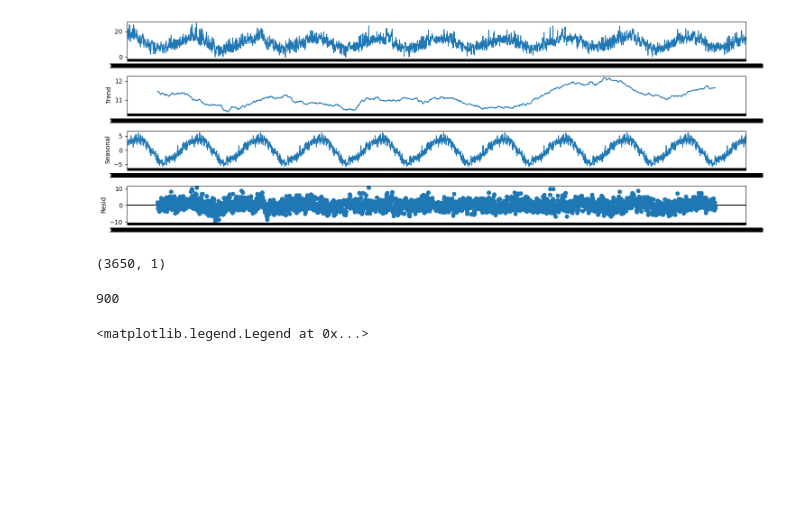
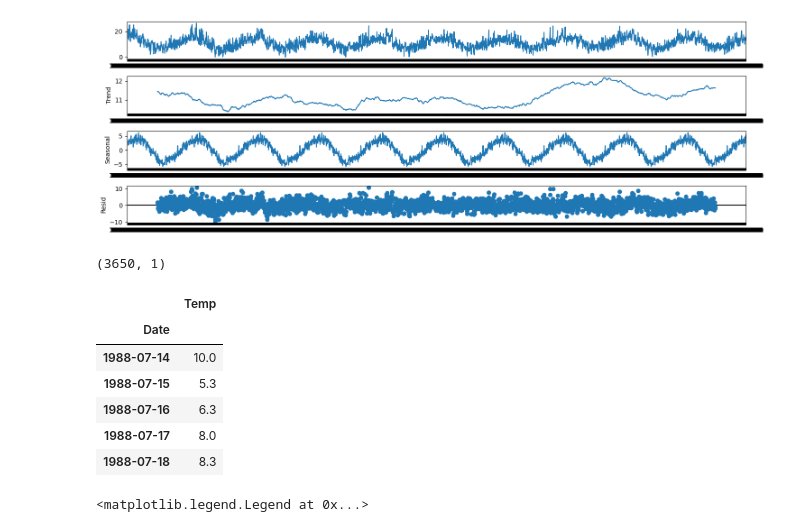
Before and after one commit to oblyshchak/ds_homeworks, a Jupyter notebook: homework_47, time series/temp.ipynb, the cells around one changed output. Drawn from its saved outputs; the diff is of its cells as text; code cells hidden in the pictures; blank space fills up the shorter version.

```diff
--- a/homework_47, time series/temp.ipynb
+++ b/homework_47, time series/temp.ipynb
@@ -95,8 +95,15 @@ data.shape
 # %%
 train = data[:2750]
 test = data[2750:]
+test.head()
 # %% [output]
-900
+|  | Temp |
+| Date |  |
+| 1988-07-14 | 10.0 |
+| 1988-07-15 | 5.3 |
+| 1988-07-16 | 6.3 |
+| 1988-07-17 | 8.0 |
+| 1988-07-18 | 8.3 |
 # %%
 model = sm.tsa.ExponentialSmoothing(train, trend=None, seasonal='additive', seasonal_periods=360)
 # %%
```
Also changed, not shown: parts of 5 cells of this notebook.
